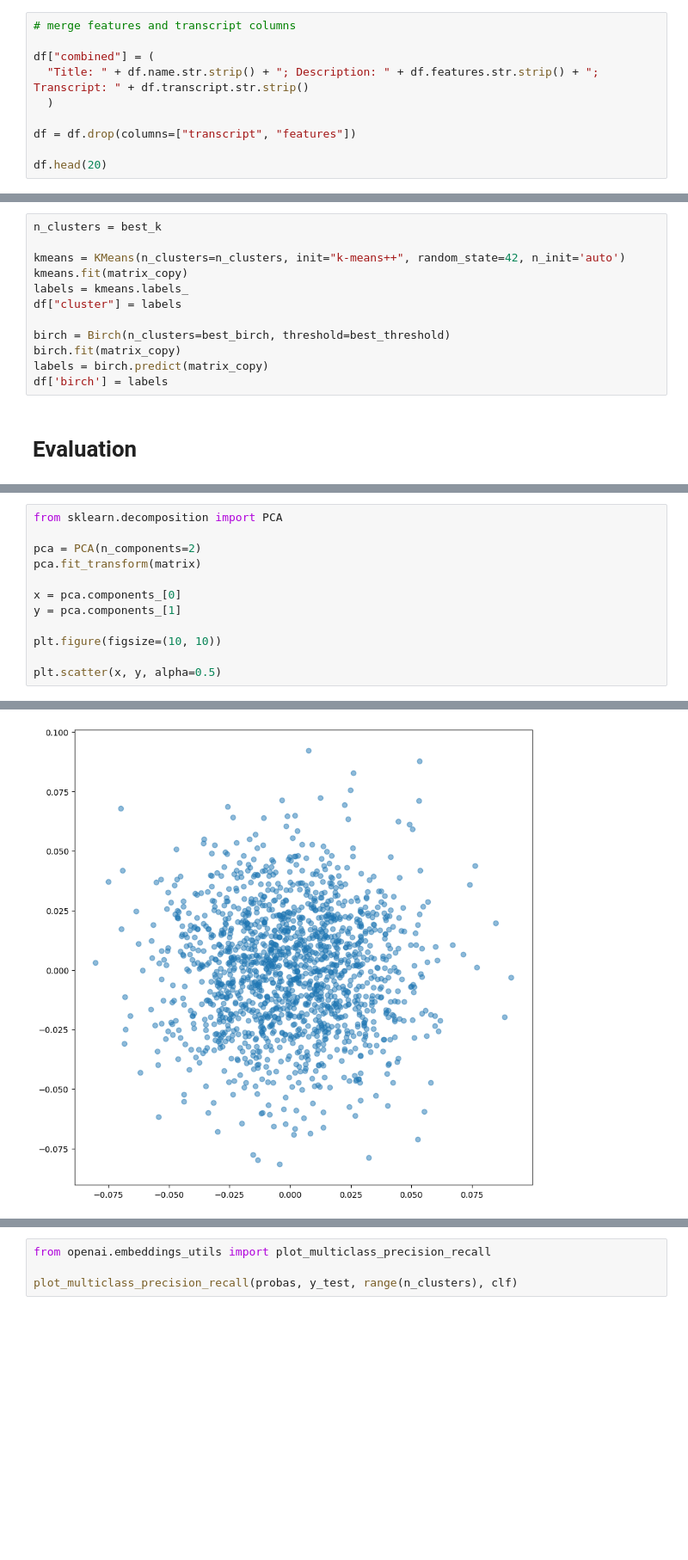
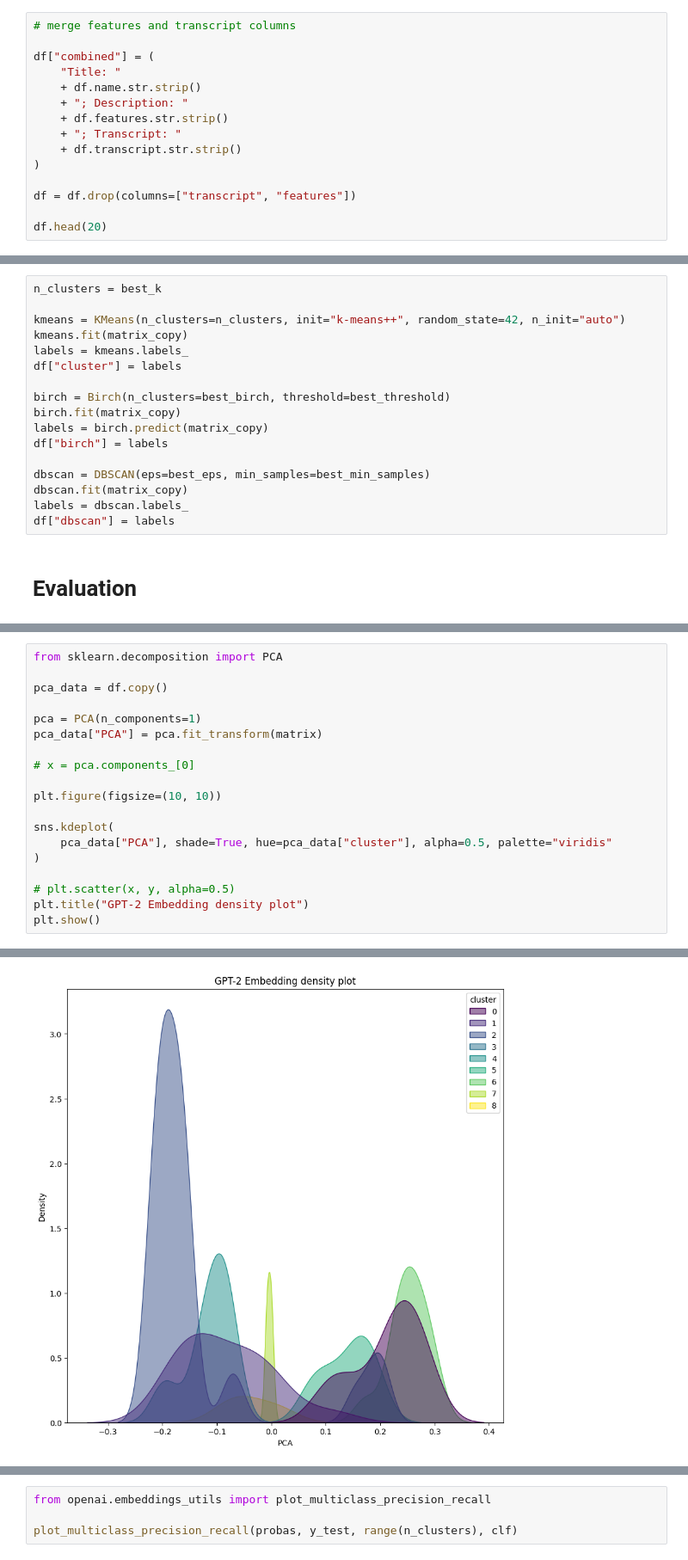
Before and after one commit to odu-emse/mms, a Jupyter notebook: gpt.ipynb, the cells around one changed output, grey strips where cells are left out. Shown at 86% size. Cells and saved outputs as stored; diff of their text form; blank space fills up the shorter version.

```diff
--- a/gpt.ipynb
+++ b/gpt.ipynb
@@ -280,8 +283,13 @@ df.head()
 # merge features and transcript columns
 
 df["combined"] = (
-  "Title: " + df.name.str.strip() + "; Description: " + df.features.str.strip() + "; Transcript: " + df.transcript.str.strip()
-  )
+    "Title: "
+    + df.name.str.strip()
+    + "; Description: "
+    + df.features.str.strip()
+    + "; Transcript: "
+    + df.transcript.str.strip()
+)
 
 df = df.drop(columns=["transcript", "features"])
 
@@ -394,7 +458,7 @@ cluster_results_km.head()
 # %%
 n_clusters = best_k
 
-kmeans = KMeans(n_clusters=n_clusters, init="k-means++", random_state=42, n_init='auto')
+kmeans = KMeans(n_clusters=n_clusters, init="k-means++", random_state=42, n_init="auto")
 kmeans.fit(matrix_copy)
 labels = kmeans.labels_
 df["cluster"] = labels
@@ -402,7 +466,12 @@ df["cluster"] = labels
 birch = Birch(n_clusters=best_birch, threshold=best_threshold)
 birch.fit(matrix_copy)
 labels = birch.predict(matrix_copy)
-df['birch'] = labels
+df["birch"] = labels
+
+dbscan = DBSCAN(eps=best_eps, min_samples=best_min_samples)
+dbscan.fit(matrix_copy)
+labels = dbscan.labels_
+df["dbscan"] = labels
 # %% [markdown]
 # Evaluation
 # %%
@@ -450,13 +555,20 @@ plt.show()
 # %%
 from sklearn.decomposition import PCA
 
-pca = PCA(n_components=2)
-pca.fit_transform(matrix)
+pca_data = df.copy()
 
-x = pca.components_[0]
-y = pca.components_[1]
+pca = PCA(n_components=1)
+pca_data["PCA"] = pca.fit_transform(matrix)
+
+# x = pca.components_[0]
 
 plt.figure(figsize=(10, 10))
 
-plt.scatter(x, y, alpha=0.5)
+sns.kdeplot(
+    pca_data["PCA"], shade=True, hue=pca_data["cluster"], alpha=0.5, palette="viridis"
+)
+
+# plt.scatter(x, y, alpha=0.5)
+plt.title("GPT-2 Embedding density plot")
+plt.show()
 # %% [output]
@@ -464,4 +575,4 @@ plt.scatter(x, y, alpha=0.5)
-[figure, old version]
+[figure, new version]
 # %%
 from sklearn.ensemble import RandomForestClassifier
 from sklearn.model_selection import train_test_split
```
Also changed, not shown: parts of 22 cells of this notebook, 2 other files.
